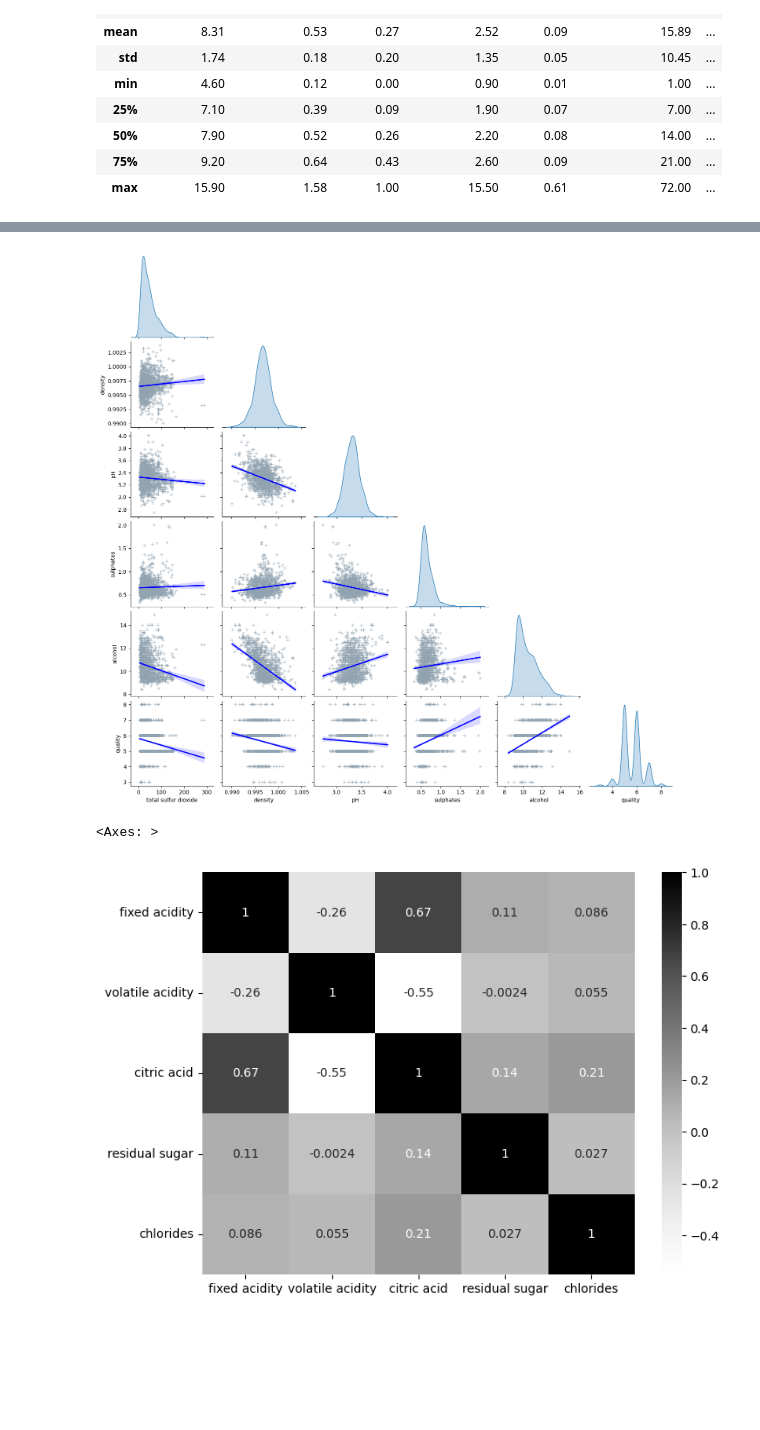
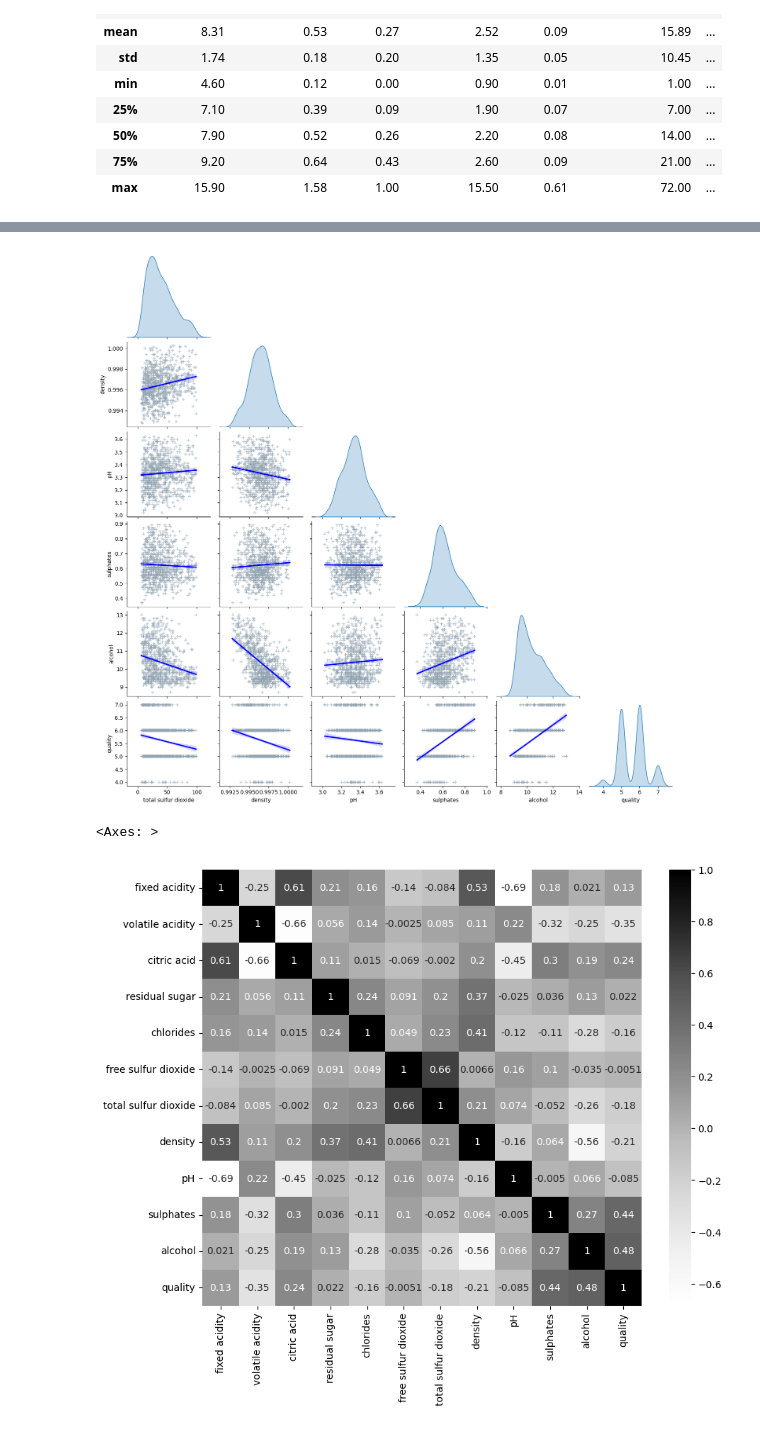
Before and after one commit to jairobernardesjunior/qualidade_do_vinho_tinto, a Jupyter notebook: qualidade_do_vinho_tinto_analisa.ipynb, the cells around one changed output, grey strips where cells are left out. Saved outputs shown, nothing was run; the diff lists cells and outputs as text; code cells hidden in the pictures; blank space fills up the shorter version.

```diff
--- a/qualidade_do_vinho_tinto_analisa.ipynb
+++ b/qualidade_do_vinho_tinto_analisa.ipynb
@@ -109,3 +109,6 @@ dfx.describe().round(2)
 | 50% | 7.90 | 0.52 | 0.26 | 2.20 | 0.08 | 14.00 | ... |
 | 75% | 9.20 | 0.64 | 0.43 | 2.60 | 0.09 | 21.00 | ... |
 | max | 15.90 | 1.58 | 1.00 | 15.50 | 0.61 | 72.00 | ... |
+# %%
+# inclui a primeira coluna do dataframe no final para melhorar a exclusão dos outliers
+dfx['lixo'] = dfx['fixed acidity']
@@ -112,6 +128,11 @@ dfx.describe().round(2)
 # %%
 # chama função para retirar outliers
-#dfx = rto.retira_outliers(dfx)
+i=0
+while i != dfx.shape:
+    i= dfx.shape
+    dfx = rto.retira_outliers(dfx)
+# %%
+dfx = dfx.drop('lixo', axis=1)
 # %%
 # visualizando boxplot para ver a distribuição nos quartis e a existência de outliers
 fig, axs = plt.subplots(nrows=1, ncols=6, figsize=(12, 4), tight_layout=True)
@@ -160,13 +181,15 @@ p= sns.pairplot(dfx[['total sulfur dioxide', 'density', 'pH',
                 );
 p.fig.subplots_adjust(top=0.95)
 # %% [output]
-[figure, old version]
+[figure, new version]
 # %%
 # correlação entre os valores
-fig,ax = plt.subplots(figsize=(8,6))
+fig,ax = plt.subplots(figsize=(10,8))
 
-sns.heatmap(dfx[['fixed acidity', 'volatile acidity', 'citric acid', 'residual sugar', 'chlorides']].\
+sns.heatmap(dfx[['fixed acidity', 'volatile acidity', 'citric acid', 'residual sugar',
+                 'chlorides', 'free sulfur dioxide', 'total sulfur dioxide', 'density', 'pH',
+                 'sulphates', 'alcohol', 'quality']].
             corr().round(4), annot=True, cmap="Grays")
 # %% [output]
 <Axes: >
-[figure, old version]
+[figure, new version]
```
Also changed, not shown: parts of 8 cells of this notebook, 4 other files.
